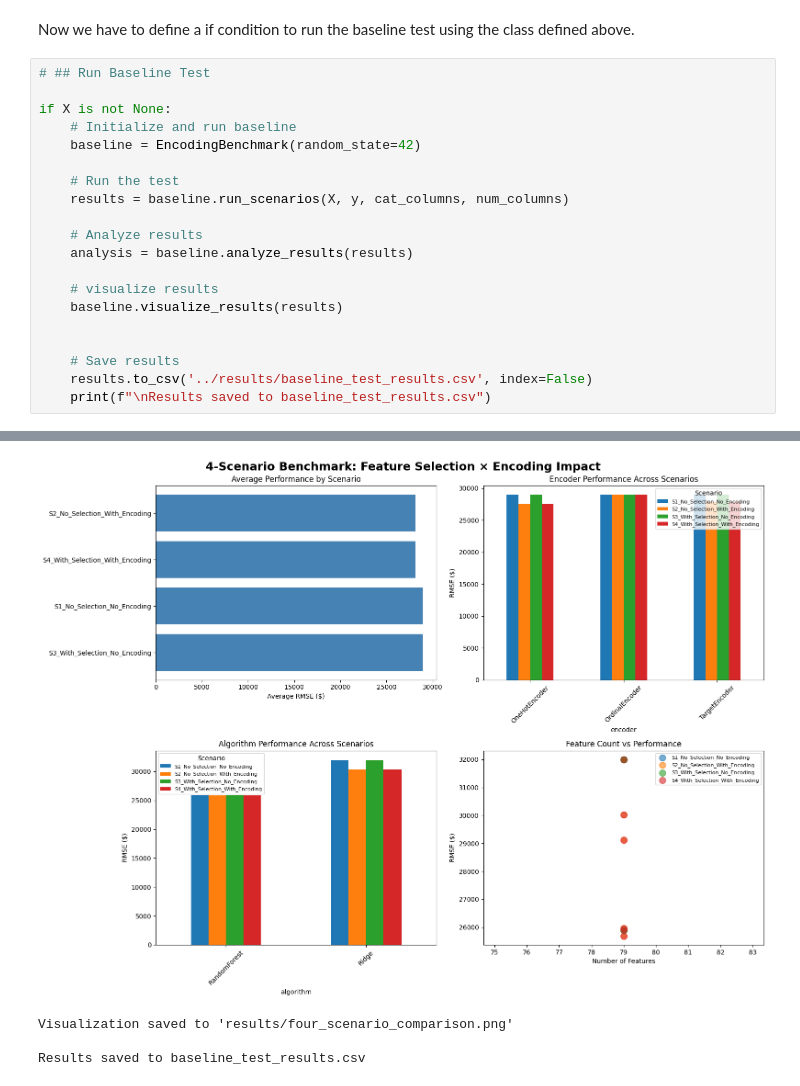
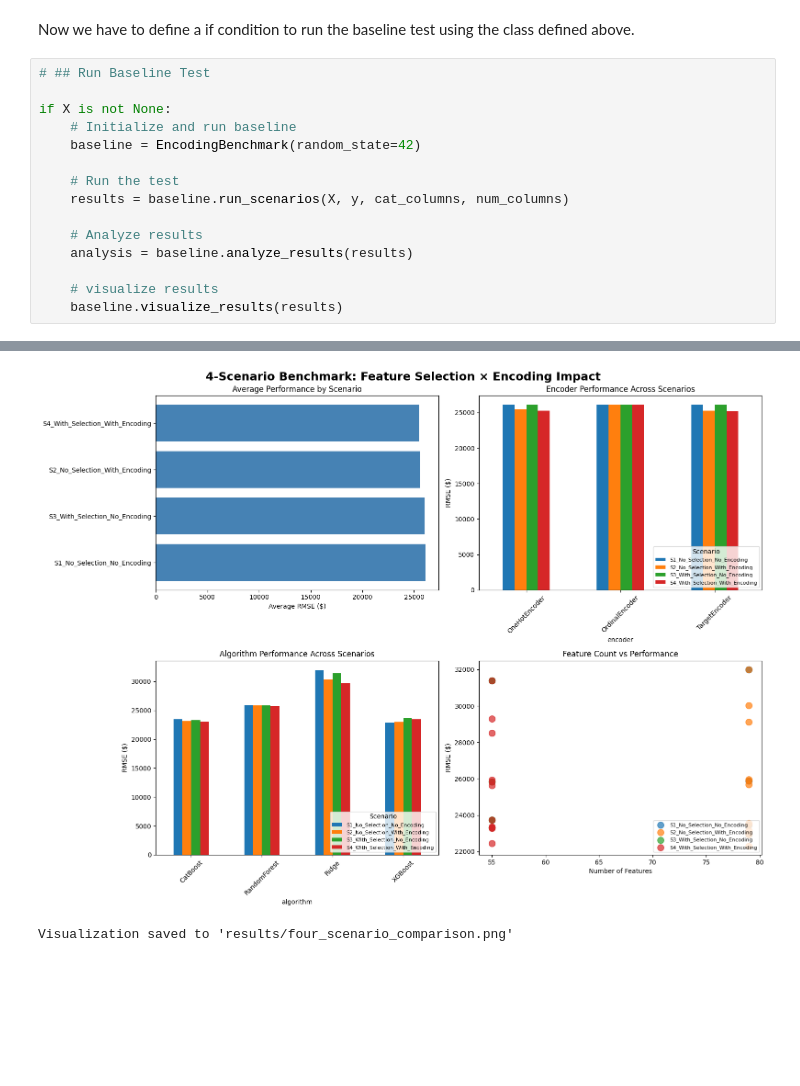
Before and after one commit to Arashjamehbozorg/bachelor-thesis-categorical-encoding-benchmark, a Jupyter notebook: notebooks/01_baseline_encoding_benchmark.ipynb, the cells around one changed output, grey strips where cells are left out. Saved outputs shown, nothing was run; the diff lists cells and outputs as text; blank space fills up the shorter version.

Commit message:
added XGBoost and CatBoost to the algorithms. Changed the position of the box colors in the plots. Implemented KBest Selector for selecting the top 70 percent of the features.

```diff
--- a/notebooks/01_baseline_encoding_benchmark.ipynb
+++ b/notebooks/01_baseline_encoding_benchmark.ipynb
@@ -355,9 +394,4 @@ if X is not None:
 
     # visualize results
     baseline.visualize_results(results)
-
-
-    # Save results
-    results.to_csv('../results/baseline_test_results.csv', index=False)
-    print(f"\nResults saved to baseline_test_results.csv")
 # %% [output]
@@ -381,4 +415,2 @@ Encoding Impact:
-[figure, old version]
+[figure, new version]
 Visualization saved to 'results/four_scenario_comparison.png'
-
-Results saved to baseline_test_results.csv
```
Also changed, not shown: parts of 3 cells of this notebook, 7 other files.
